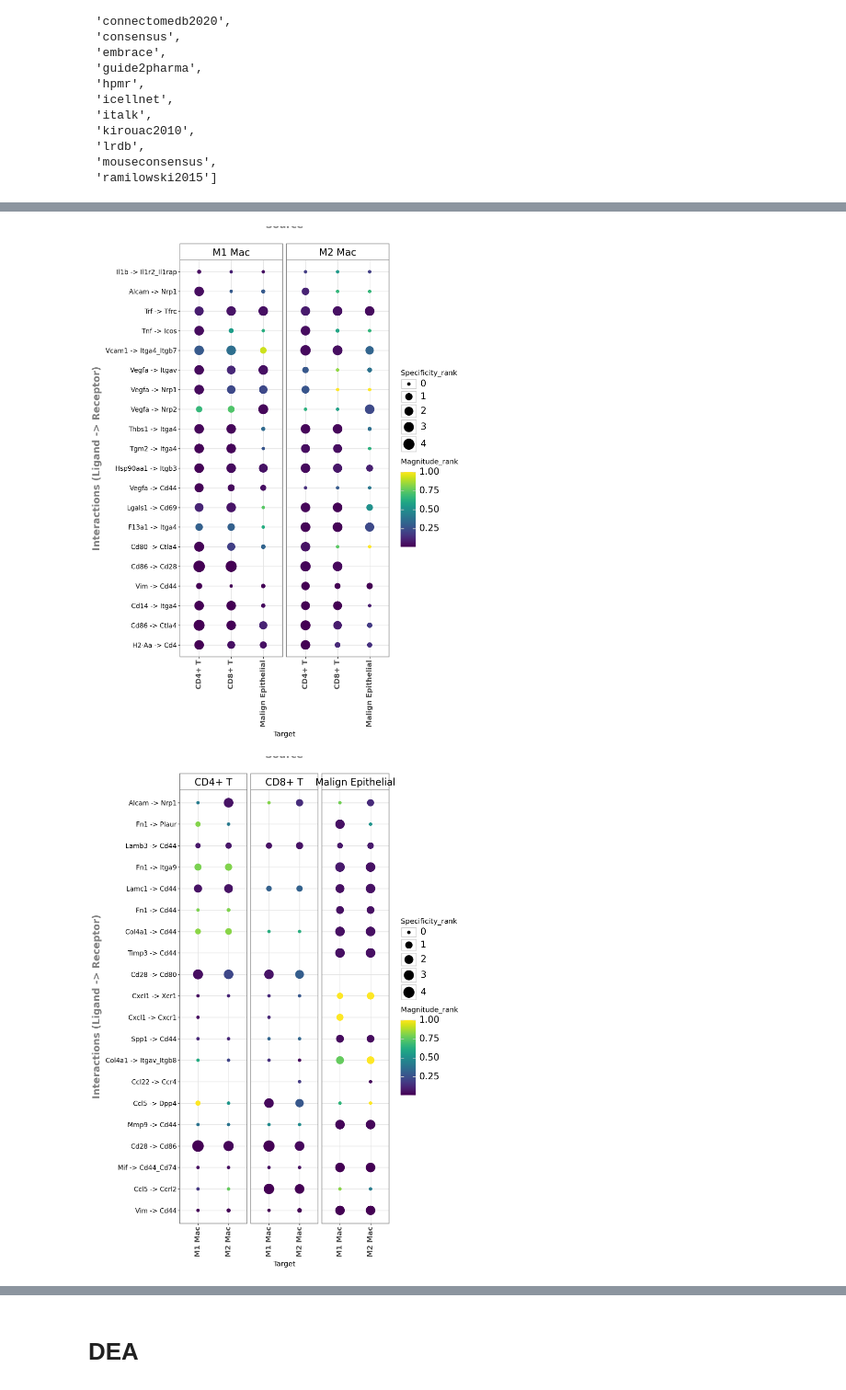
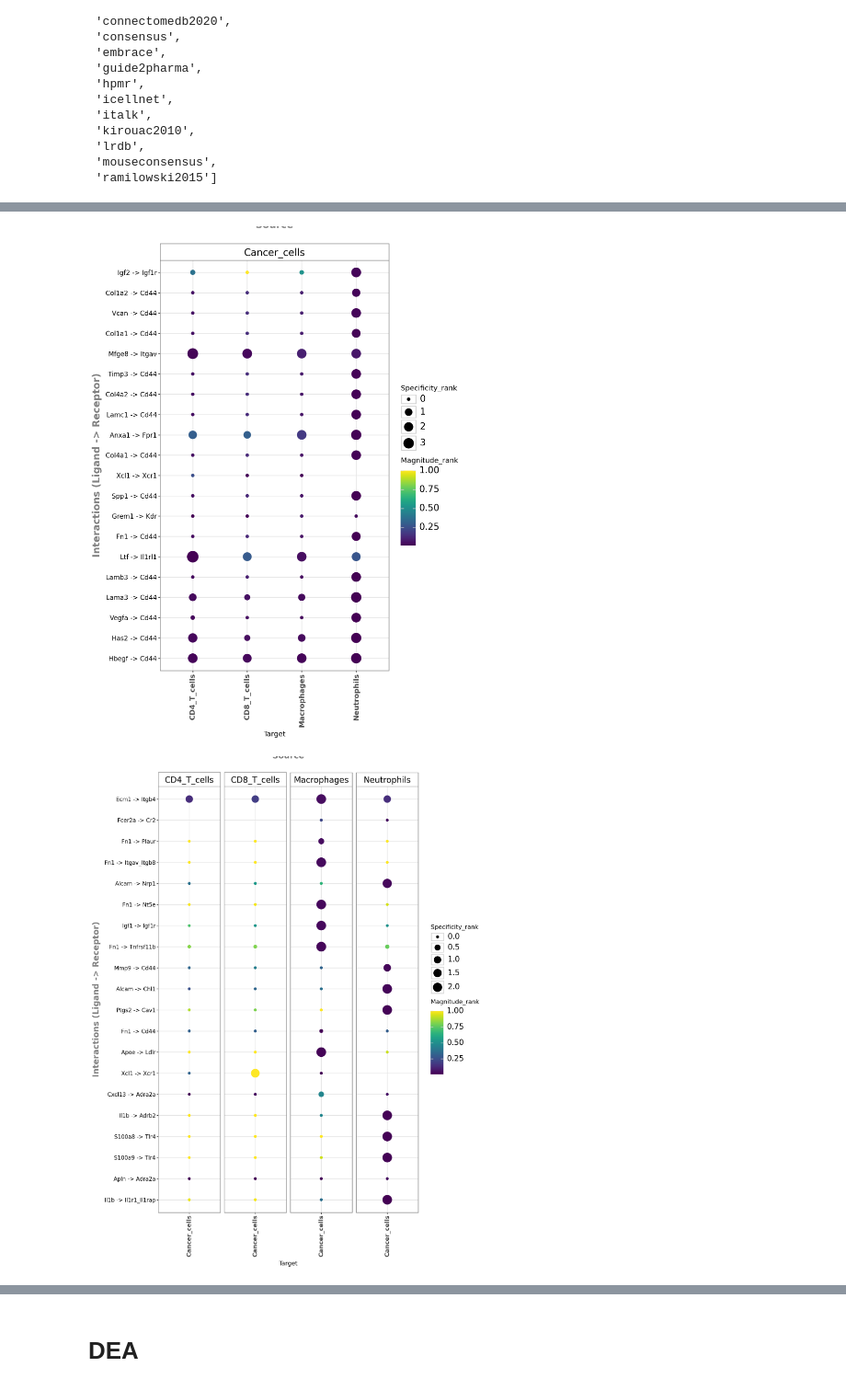
Before and after one commit to YifanZ94/Bio_CRC, a Jupyter notebook: Data processing/Lee experiments/E4/GSE273507/Liana.ipynb, the cells around one changed output, grey strips where cells are left out. Shown at 92% size. Cells and saved outputs as stored; diff of their text form; code cells hidden in the pictures.

```diff
--- a/Data processing/Lee experiments/E4/GSE273507/Liana.ipynb
+++ b/Data processing/Lee experiments/E4/GSE273507/Liana.ipynb
@@ -25,4 +18,4 @@ To enable the following instructions: AVX2 AVX512F AVX512_VNNI FMA, in other ope
 # %%
-adata = sc.read("E4S_cluster_annotated.h5ad")
+adata = sc.read("Moc_ref_cluster_annotated.h5ad")
 adata
 # %% [output]
@@ -102,8 +121,8 @@ li.pl.dotplot(
     adata,
     colour='magnitude_rank',
     size='specificity_rank',
-    source_labels=['M1 Mac', 'M2 Mac'],
-    target_labels=['Malign Epithelial', 'CD4+ T', 'CD8+ T'],
+    source_labels=['Cancer_cells'],
+    target_labels=['CD4_T_cells','CD8_T_cells','Macrophages','Neutrophils'],
     inverse_size=True,
     top_n=20,
     orderby='magnitude_rank',
@@ -111,19 +130,19 @@ li.pl.dotplot(
     figure_size=(8, 11)
 )
 # %% [output]
-[figure, old version]
+[figure, new version]
 # %%
 li.pl.dotplot(
     adata,
     colour='magnitude_rank',
     size='specificity_rank',
-    source_labels=['Malign Epithelial', 'CD4+ T', 'CD8+ T'],
-    target_labels=['M1 Mac', 'M2 Mac'],
+    source_labels=['CD4_T_cells','CD8_T_cells','Macrophages','Neutrophils'],
+    target_labels=['Cancer_cells'],
     inverse_size=True,
     top_n=20,
     orderby='magnitude_rank',
     orderby_ascending=True,
-    figure_size=(8, 11)
+    figure_size=(10,13)
 )
 # %% [output]
-[figure, old version]
+[figure, new version]
```
Also changed, not shown: parts of 21 cells of this notebook, 2 other files.
